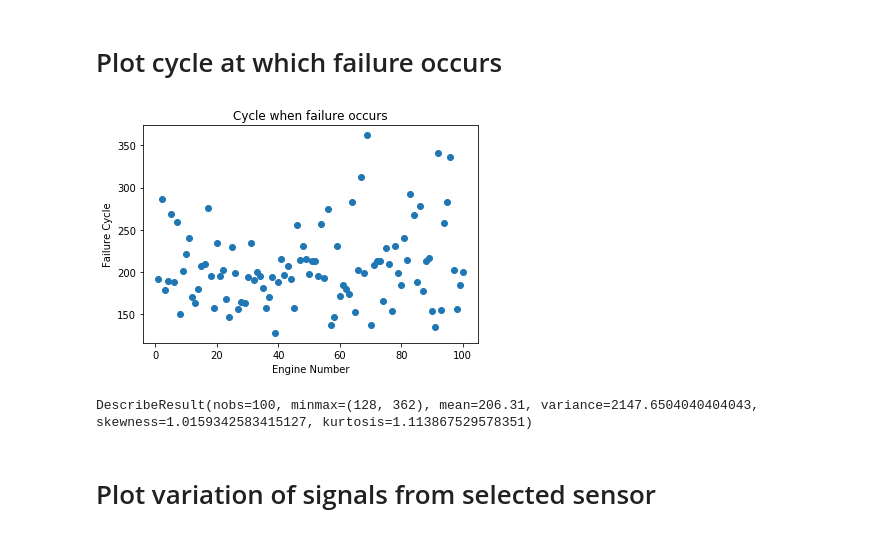
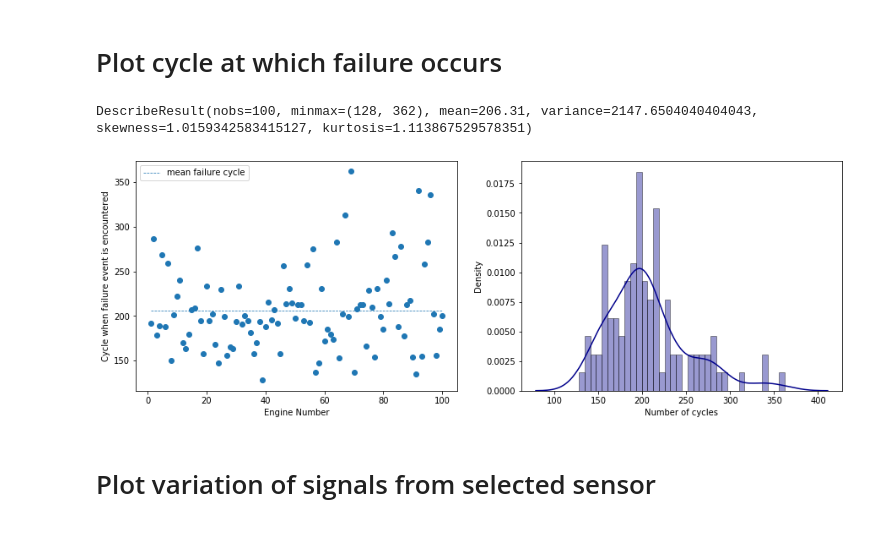
Before and after one commit to cchanzl/survival-analysis-nasa, a Jupyter notebook: nasa_eda.ipynb, the cells around one changed output. Saved outputs shown, nothing was run; the diff lists cells and outputs as text; code cells hidden in the pictures.

```diff
--- a/nasa_eda.ipynb
+++ b/nasa_eda.ipynb
@@ -57,18 +58,27 @@ for i in range(1, 101):
     df_engine = df_train_001[df_train_001['unit num'] == i]
     max_cycle = df_engine.loc[df_engine['cycle'].idxmax()]
     avg_cycle.append(max_cycle["cycle"].astype(int))
-# %%
-plt.scatter(range(1, 101), avg_cycle, marker='o')
-plt.xlabel("Engine Number")
-plt.ylabel("Failure Cycle")
-plt.title("Cycle when failure occurs")
-plt.show()
-# %% [output]
-[figure, removed]
 # %%
 print(stats.describe(avg_cycle))
 # %% [output]
 DescribeResult(nobs=100, minmax=(128, 362), mean=206.31, variance=2147.6504040404043, skewness=1.0159342583415127, kurtosis=1.113867529578351)
+# %%
+fig, axes = plt.subplots(1, 2, figsize=(15, 5))
+
+axes[0].scatter(range(1, 101), avg_cycle, marker='o')
+axes[0].plot(range(1, 101), [206.31]*100, linestyle='dashed', linewidth = 0.75, label='mean failure cycle')
+axes[0].set_xlabel("Engine Number")
+axes[0].set_ylabel("Cycle when failure event is encountered")
+axes[0].legend()
+
+ax = sns.distplot(avg_cycle, hist=True, kde=True,
+             bins=int(180/5), color = 'darkblue',
+             hist_kws={'edgecolor':'black'},
+             kde_kws={'linewidth': 1.5}, ax=axes[1])
+ax.set(xlabel='Number of cycles', ylabel='Density')
+plt.show()
+# %% [output]
+[figure, added]
 # %% [markdown]
 # Plot variation of signals from selected sensor
 # %%
```
Also changed, not shown: parts of 6 cells of this notebook.
